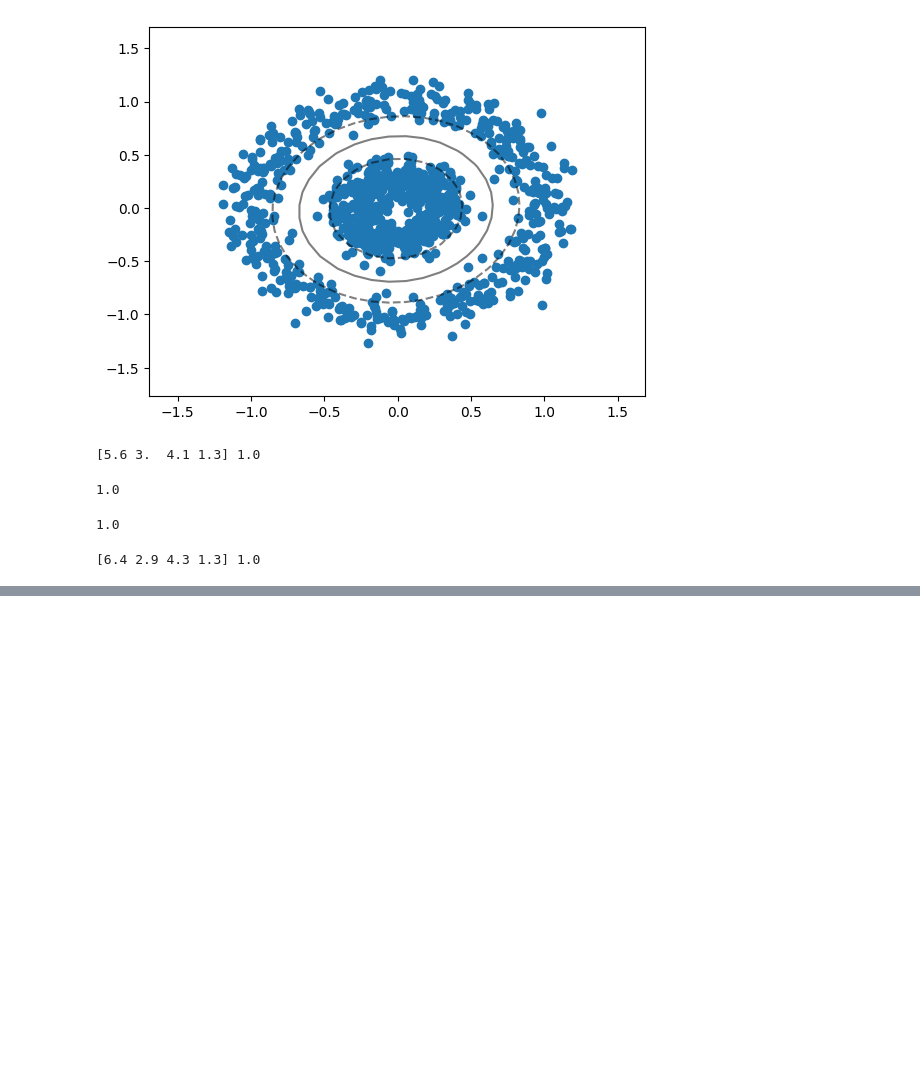
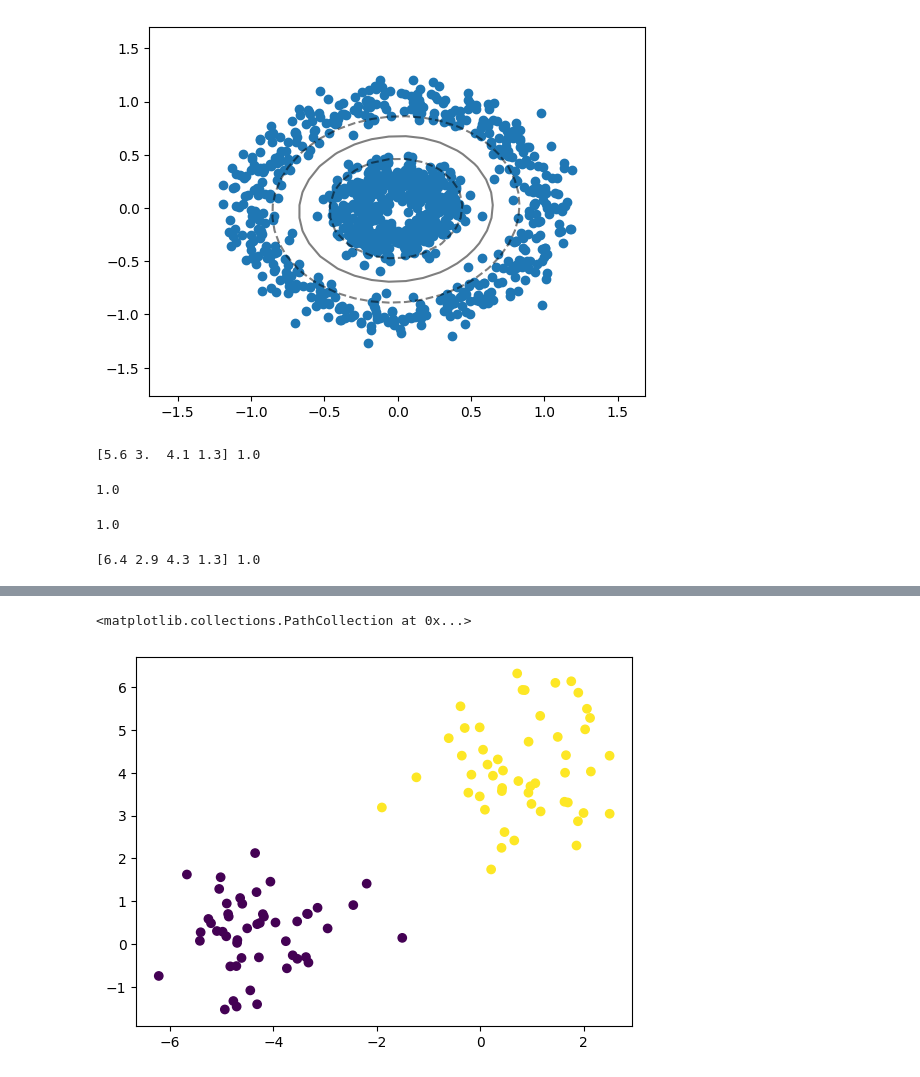
Before and after one commit to Yellow-BringtEast/python-study, a Jupyter notebook: 机器学习/花书代码实现/chapter4.ipynb, the cells around one changed output, grey strips where cells are left out. Drawn from its saved outputs; the diff is of its cells as text; code cells hidden in the pictures; blank space fills up the shorter version.

```diff
--- a/机器学习/花书代码实现/chapter4.ipynb
+++ b/机器学习/花书代码实现/chapter4.ipynb
@@ -821,0 +849,12 @@ print(model.score(X_test, y_test))
+# %%
+def create_data():
+    iris = load_iris()
+    df = pd.DataFrame(iris.data, columns=iris.feature_names)
+    df['label'] = iris.target
+    df.columns = ['sepal length', 'sepal width', 'petal length', 'petal width', 'label']
+    data = np.array(df.iloc[:100, :])
+    return data[:,:-1], data[:,-1]
+
+X, y = create_data()
+X_train, X_test, y_train, y_test = train_test_split(X, y, test_size=0.3)
+print(X_train[0], y_train[0])
@@ -821,0 +946,7 @@ print(model.score(X_test, y_test))
+# %%
+from sklearn.datasets import make_blobs
+import matplotlib.pyplot as plt
+
+
+X, y = make_blobs(n_samples=100, centers=2, random_state=3)
+plt.scatter(X[:, 0], X[:, 1])
@@ -821,0 +956,8 @@ print(model.score(X_test, y_test))
+# %%
+model = Kmeans()
+center, cluster_assment = model.fit(X, k=2)
+y_pred = np.squeeze(np.array(cluster_assment[:, 0]))
+plt.scatter(X[:, 0], X[:, 1], c=y_pred)
+# %% [output]
+<matplotlib.collections.PathCollection at 0x...>
+[figure, added]
```
Also changed, not shown: parts of 5 cells of this notebook.
